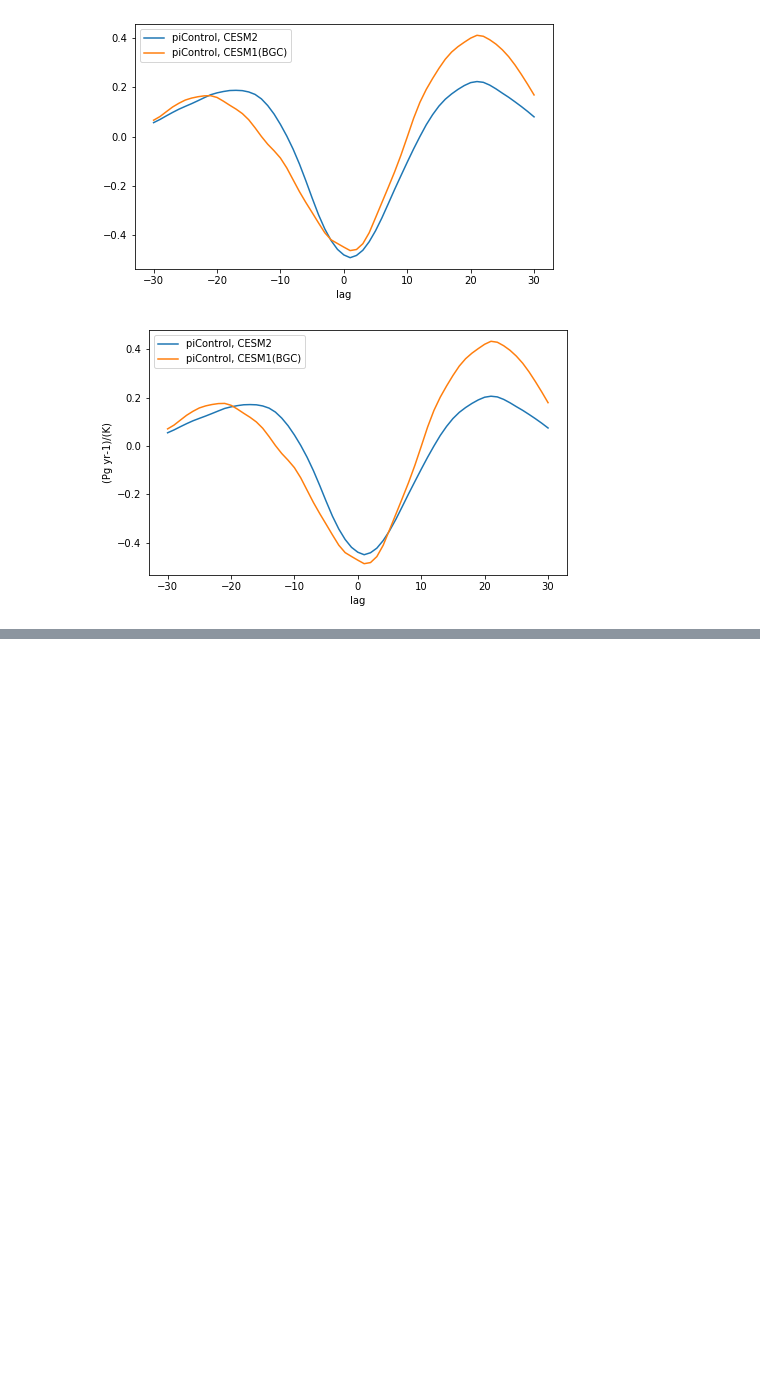
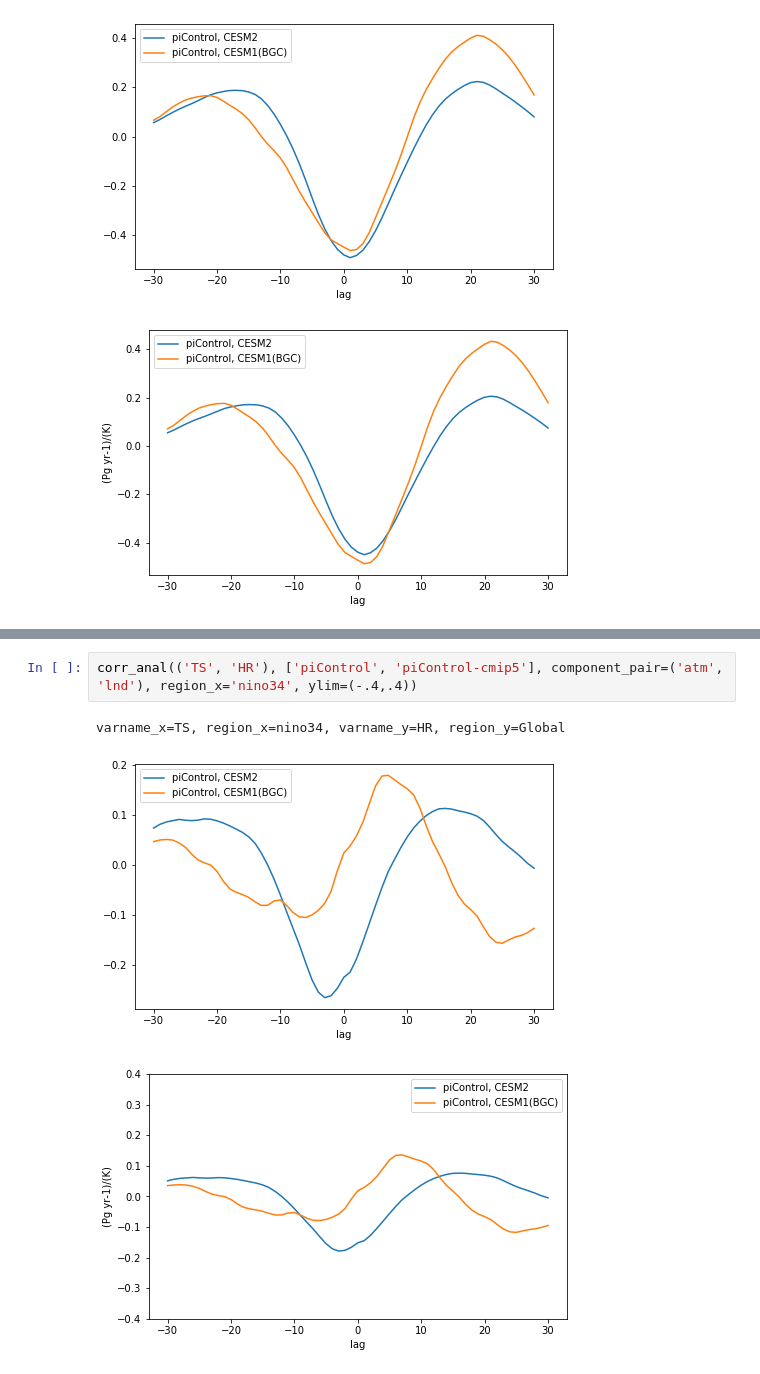
Before and after one commit to klindsay28/CESM2_coup_carb_cycle_JAMES, a Jupyter notebook: lag_corr_ENSO_LND.ipynb, the cells around one changed output, grey strips where cells are left out. Drawn from its saved outputs; the diff is of its cells as text; blank space fills up the shorter version.

```diff
--- a/lag_corr_ENSO_LND.ipynb
+++ b/lag_corr_ENSO_LND.ipynb
@@ -126 +135,7 @@ varname_x=TS, region_x=nino34, varname_y=AR, region_y=Global
+# %%
+corr_anal(('TS', 'HR'), ['piControl', 'piControl-cmip5'], component_pair=('atm', 'lnd'), region_x='nino34', ylim=(-.4,.4))
+# %% [output]
+varname_x=TS, region_x=nino34, varname_y=HR, region_y=Global
+[figure, added]
+[figure, added]
 # %%
```
Also changed, not shown: parts of 7 cells of this notebook, 14 other files.
